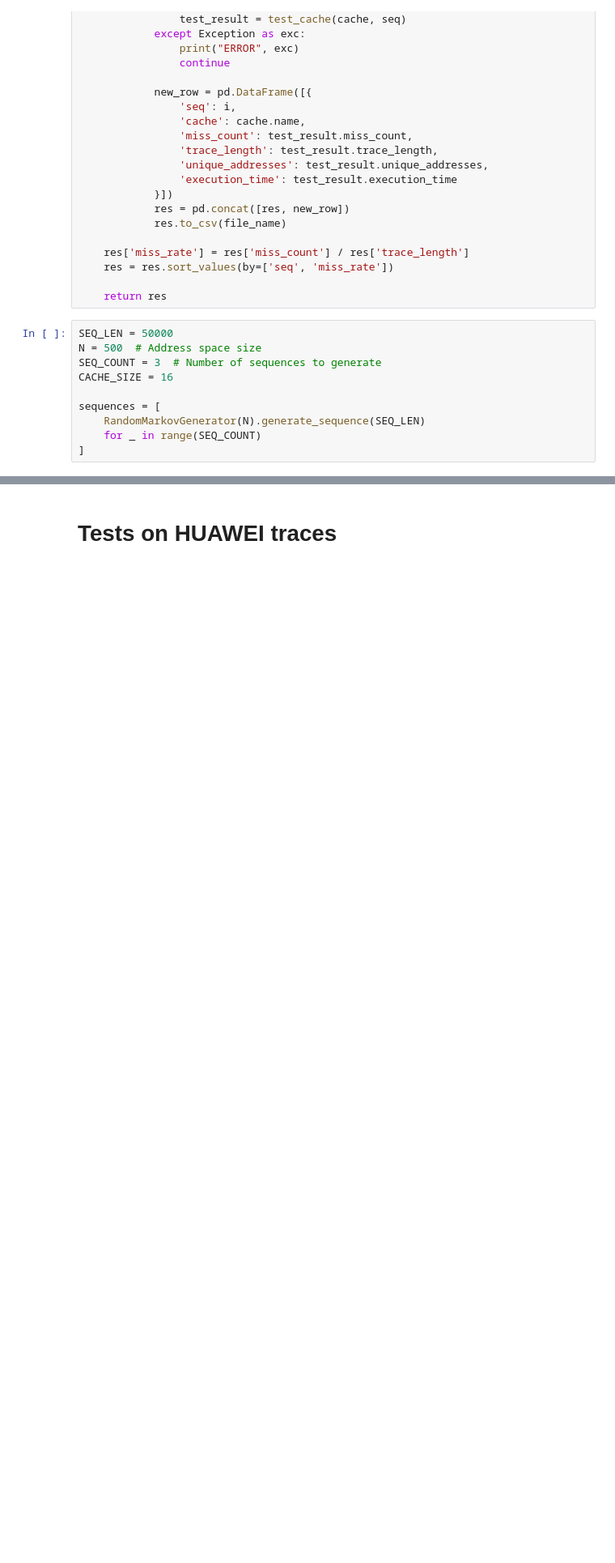
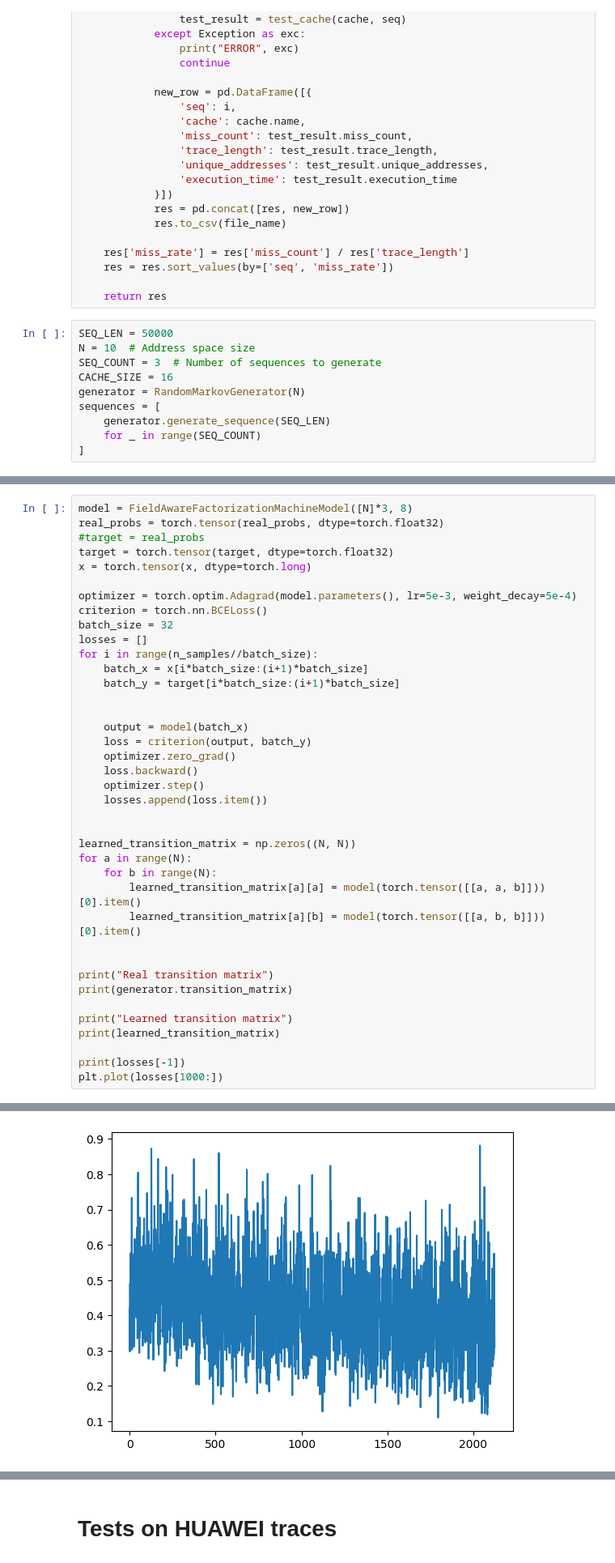
Before and after one commit to rllaskowski/cache-prefetchers, a Jupyter notebook: experiments.ipynb, the cells around one changed output, grey strips where cells are left out. Shown at 81% size. Cells and saved outputs as stored; diff of their text form; blank space fills up the shorter version.

```diff
--- a/experiments.ipynb
+++ b/experiments.ipynb
@@ -152,11 +153,11 @@ def test_markov_sequences(caches: List[Cache], sequences: List[List[int]], cache
     return res
 # %%
 SEQ_LEN = 50000
-N = 500  # Address space size
+N = 10  # Address space size
 SEQ_COUNT = 3  # Number of sequences to generate
 CACHE_SIZE = 16
-
+generator = RandomMarkovGenerator(N)
 sequences = [
-    RandomMarkovGenerator(N).generate_sequence(SEQ_LEN)
+    generator.generate_sequence(SEQ_LEN)
     for _ in range(SEQ_COUNT)
 ]
@@ -162,0 +212,40 @@ sequences = [
+# %%
+model = FieldAwareFactorizationMachineModel([N]*3, 8)
+real_probs = torch.tensor(real_probs, dtype=torch.float32)
+#target = real_probs
+target = torch.tensor(target, dtype=torch.float32)
+x = torch.tensor(x, dtype=torch.long)
+
+optimizer = torch.optim.Adagrad(model.parameters(), lr=5e-3, weight_decay=5e-4)
+criterion = torch.nn.BCELoss()
+batch_size = 32
+losses = []
+for i in range(n_samples//batch_size):
+    batch_x = x[i*batch_size:(i+1)*batch_size]
+    batch_y = target[i*batch_size:(i+1)*batch_size]
+
+
+    output = model(batch_x)
+    loss = criterion(output, batch_y)
+    optimizer.zero_grad()
+    loss.backward()
+    optimizer.step()
+    losses.append(loss.item())
+
+
+learned_transition_matrix = np.zeros((N, N))
+for a in range(N):
+    for b in range(N):
+        learned_transition_matrix[a][a] = model(torch.tensor([[a, a, b]]))[0].item()
+        learned_transition_matrix[a][b] = model(torch.tensor([[a, b, b]]))[0].item()
+
+
+print("Real transition matrix")
+print(generator.transition_matrix)
+
+print("Learned transition matrix")
+print(learned_transition_matrix)
+
+print(losses[-1])
+plt.plot(losses[1000:])
+# %% [output]
@@ -162,0 +270 @@ sequences = [
+[figure, added]
```
Also changed, not shown: parts of 18 cells of this notebook, 11 other files.
